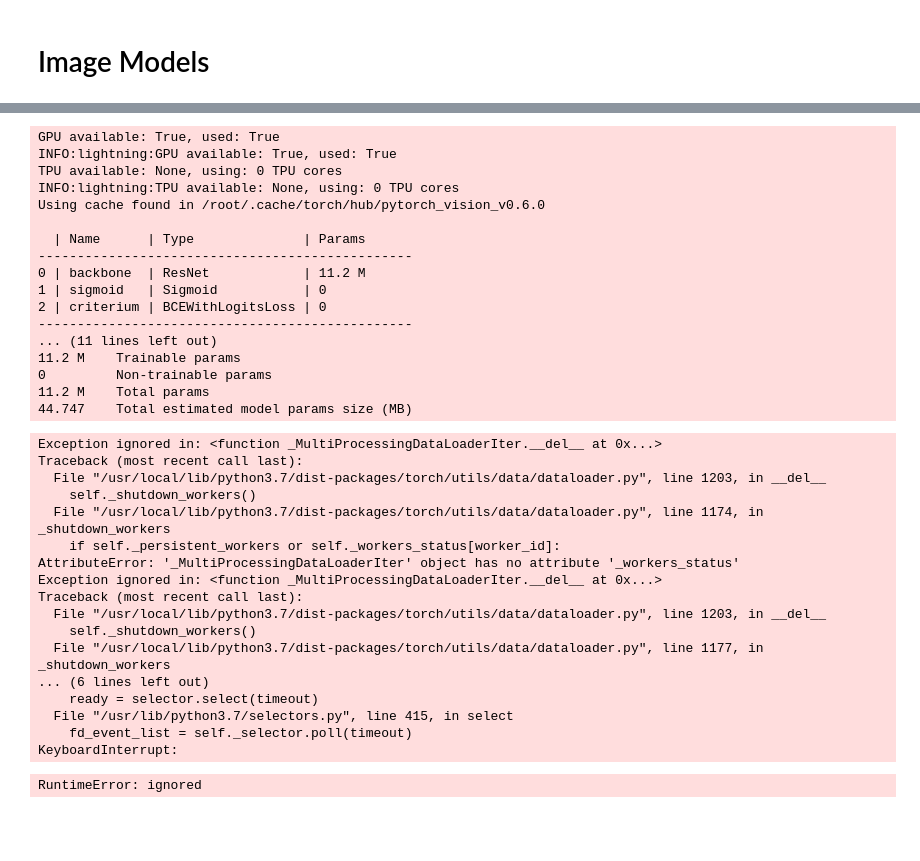
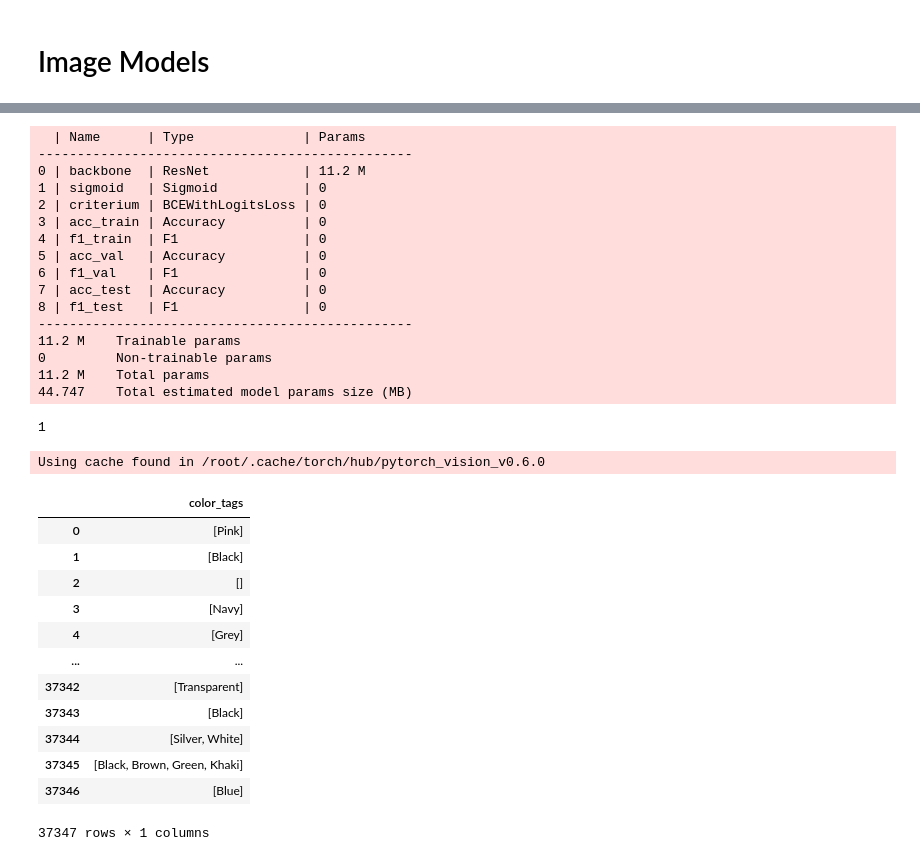
Before and after one commit to nicolas-dufour/rakuten_colour_extraction, a Jupyter notebook: rakuten_challenge.ipynb, the cells around one changed output, grey strips where cells are left out. Drawn from its saved outputs; the diff is of its cells as text; code cells hidden in the pictures; blank space fills up the shorter version.

```diff
--- a/rakuten_challenge.ipynb
+++ b/rakuten_challenge.ipynb
@@ -292,40 +346,20 @@ val_loader = DataLoader(val_set,
 # %%
-trainer = pl.Trainer(gpus=1)
-model = ResNet18(lr=1e-4)
 trainer.fit(model, train_loader, val_loader)
 # %% [output]
-GPU available: True, used: True
-INFO:lightning:GPU available: True, used: True
-TPU available: None, using: 0 TPU cores
-INFO:lightning:TPU available: None, using: 0 TPU cores
-Using cache found in /root/.cache/torch/hub/pytorch_vision_v0.6.0
-
   | Name      | Type              | Params
 ------------------------------------------------
 0 | backbone  | ResNet            | 11.2 M
 1 | sigmoid   | Sigmoid           | 0
 2 | criterium | BCEWithLogitsLoss | 0
+3 | acc_train | Accuracy          | 0
+4 | f1_train  | F1                | 0
+5 | acc_val   | Accuracy          | 0
+6 | f1_val    | F1                | 0
+7 | acc_test  | Accuracy          | 0
+8 | f1_test   | F1                | 0
 ------------------------------------------------
-... (11 lines left out)
 11.2 M    Trainable params
 0         Non-trainable params
 11.2 M    Total params
 44.747    Total estimated model params size (MB)
-Exception ignored in: <function _MultiProcessingDataLoaderIter.__del__ at 0x...>
-Traceback (most recent call last):
-  File "/usr/local/lib/python3.7/dist-packages/torch/utils/data/dataloader.py", line 1203, in __del__
-    self._shutdown_workers()
-  File "/usr/local/lib/python3.7/dist-packages/torch/utils/data/dataloader.py", line 1174, in _shutdown_workers
-    if self._persistent_workers or self._workers_status[worker_id]:
-AttributeError: '_MultiProcessingDataLoaderIter' object has no attribute '_workers_status'
-Exception ignored in: <function _MultiProcessingDataLoaderIter.__del__ at 0x...>
-Traceback (most recent call last):
-  File "/usr/local/lib/python3.7/dist-packages/torch/utils/data/dataloader.py", line 1203, in __del__
-    self._shutdown_workers()
-  File "/usr/local/lib/python3.7/dist-packages/torch/utils/data/dataloader.py", line 1177, in _shutdown_workers
-... (6 lines left out)
-    ready = selector.select(timeout)
-  File "/usr/lib/python3.7/selectors.py", line 415, in select
-    fd_event_list = self._selector.poll(timeout)
-KeyboardInterrupt:
+1
-RuntimeError: ignored
@@ -331,0 +369,42 @@ RuntimeError: ignored
+# %%
+model = ResNet18.load_from_checkpoint('/content/drive/MyDrive/rakuten_challenge/models/resnet18-all-data-epoch=11-val_f1_score=0.58.ckpt').to('cuda')
+image_paths = pd.read_csv(data_path+'X_test.csv',index_col=0)['image_file_name']
+test_transform = transforms.Compose([
+    transforms.Resize((300,300)),
+    transforms.ToTensor(),
+    transforms.Normalize((0.4914, 0.4822, 0.4465), (0.2023, 0.1994, 0.2010)),
+])
+test_set = TestImageDataset(image_paths, data_path+'images/',transform=test_transform)
+test_loader = DataLoader(test_set,
+                         shuffle=False,
+                         batch_size=32,
+                         num_workers=8)
+output_df = pd.DataFrame(columns=['color_tags'])
+for i,(idx,images) in enumerate(tqdm(test_loader)):
+    model.eval()
+    labels = model(images.to('cuda')).cpu().detach().numpy()
+    labels_hard = labels>0.5
+    colors = [list(classes_correp[t.nonzero()[0]]) for t in labels_hard]
+    output_df_inter = pd.DataFrame(columns=['color_tags'])
+    output_df_inter['color_tags'] = colors
+    output_df = pd.concat([output_df, output_df_inter])
+output_df = output_df.reset_index()
+del output_df['index']
+# %% [output]
+Using cache found in /root/.cache/torch/hub/pytorch_vision_v0.6.0
+# %%
+output_df
+# %% [output]
+|  | color_tags |
+| 0 | [Pink] |
+| 1 | [Black] |
+| 2 | [] |
+| 3 | [Navy] |
+| 4 | [Grey] |
+| ... | ... |
+| 37342 | [Transparent] |
+| 37343 | [Black] |
+| 37344 | [Silver, White] |
+| 37345 | [Black, Brown, Green, Khaki] |
+| 37346 | [Blue] |
+37347 rows × 1 columns
```
Also changed, not shown: parts of 13 cells of this notebook.
